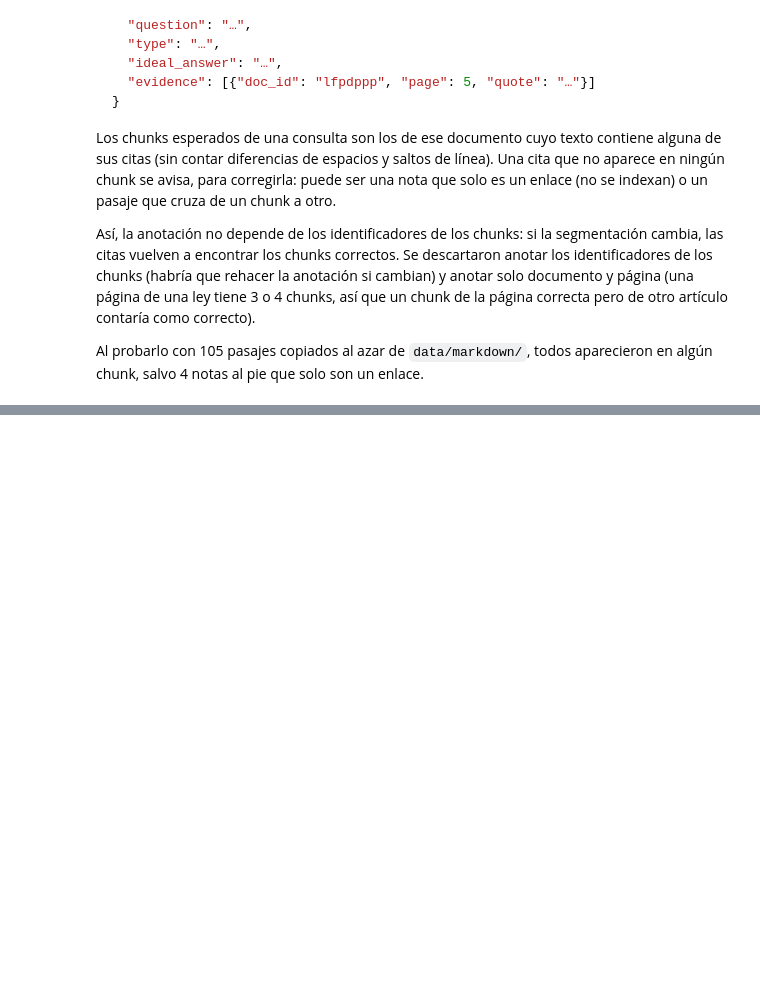
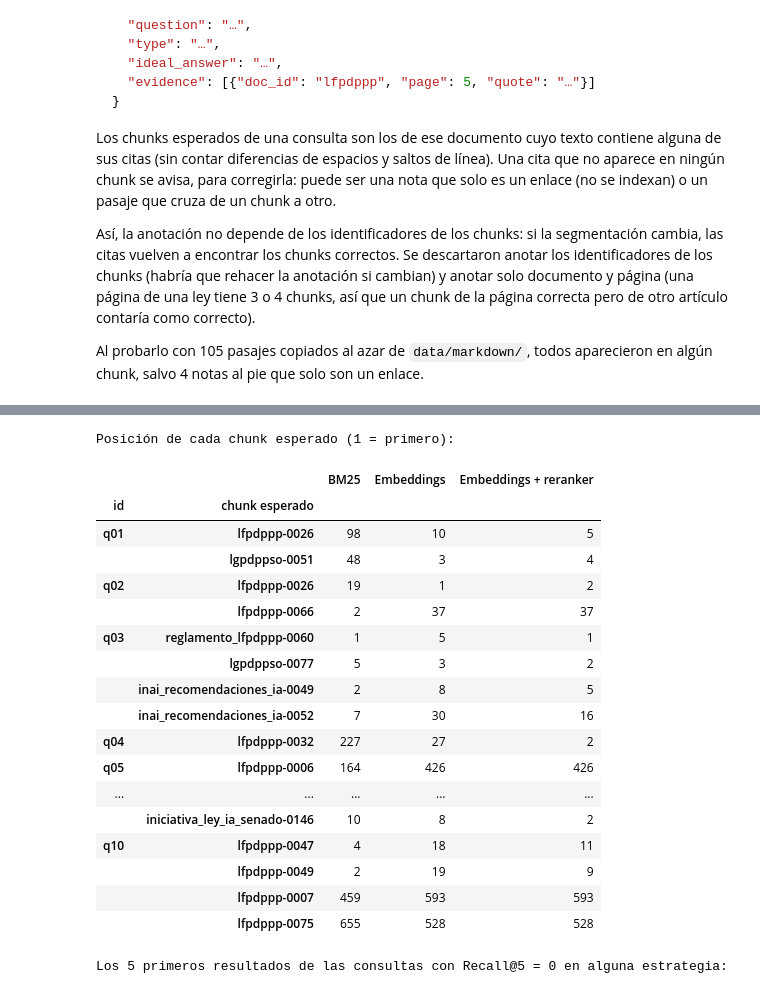
Before and after one commit to Mario-ACL/RAG, a Jupyter notebook: main/rag.ipynb, the cells around one changed output, grey strips where cells are left out. Drawn from its saved outputs; the diff is of its cells as text; code cells hidden in the pictures; blank space fills up the shorter version.

```diff
--- a/main/rag.ipynb
+++ b/main/rag.ipynb
@@ -513,0 +730,20 @@ Todavía no hay consultas en data/queries.json
+# %%
+K_VALUES = [1, 3, 5, 10]
+rows = []
+for query in queries:
+    expected = set(query["expected_chunks"])
+    for name, search in STRATEGIES.items():
+        retrieved = search(query["question"], max(K_VALUES))
+        row = {"id": query["id"], "type": query["type"], "strategy": name, "retrieved": retrieved}
+        for k in K_VALUES:
+            hits = len(expected & set(retrieved[:k]))
+            row[f"P@{k}"] = hits / k
+            row[f"R@{k}"] = hits / len(expected)
+        rows.append(row)
+retrieval = pd.DataFrame(rows)
+
+METRIC_COLUMNS = [f"{metric}@{k}" for metric in ("P", "R") for k in K_VALUES]
+print("Promedio de las 10 consultas:")
+display(retrieval.groupby("strategy")[METRIC_COLUMNS].mean().round(2))
+print("Recall@5 por consulta:")
+display(retrieval.pivot(index="id", columns="strategy", values="R@5").round(2))
@@ -513,0 +977,41 @@ Todavía no hay consultas en data/queries.json
+# %%
+def label(chunk_id):
+    heading = chunk_by_id.at[chunk_id, "heading"]
+    return f"{chunk_id} · {heading[:50] if isinstance(heading, str) else ''}"
+
+
+full_rankings = {(query["id"], name): search(query["question"], len(chunks)) for query in queries for name, search in STRATEGIES.items()}
+
+rows = []
+for query in queries:
+    for chunk_id in query["expected_chunks"]:
+        rows.append({"id": query["id"], "chunk esperado": chunk_id} | {name: full_rankings[(query["id"], name)].index(chunk_id) + 1 for name in STRATEGIES})
+print("Posición de cada chunk esperado (1 = primero):")
+display(pd.DataFrame(rows).set_index(["id", "chunk esperado"]))
+
+failed = sorted(retrieval.loc[retrieval["R@5"] == 0, "id"].unique())
+top = {name: [label(chunk_id) for query_id in failed for chunk_id in full_rankings[(query_id, name)][:5]] for name in STRATEGIES}
+print("Los 5 primeros resultados de las consultas con Recall@5 = 0 en alguna estrategia:")
+with pd.option_context("display.max_colwidth", 100):
+    display(pd.DataFrame(top, index=pd.MultiIndex.from_product([failed, range(1, 6)], names=["id", "posición"])))
+# %% [output]
+Posición de cada chunk esperado (1 = primero):
+|  |  | BM25 | Embeddings | Embeddings + reranker |
+| id | chunk esperado |  |  |  |
+| q01 | lfpdppp-0026 | 98 | 10 | 5 |
+|  | lgpdppso-0051 | 48 | 3 | 4 |
+| q02 | lfpdppp-0026 | 19 | 1 | 2 |
+|  | lfpdppp-0066 | 2 | 37 | 37 |
+| q03 | reglamento_lfpdppp-0060 | 1 | 5 | 1 |
+|  | lgpdppso-0077 | 5 | 3 | 2 |
+|  | inai_recomendaciones_ia-0049 | 2 | 8 | 5 |
+|  | inai_recomendaciones_ia-0052 | 7 | 30 | 16 |
+| q04 | lfpdppp-0032 | 227 | 27 | 2 |
+| q05 | lfpdppp-0006 | 164 | 426 | 426 |
+| ... | ... | ... | ... | ... |
+|  | iniciativa_ley_ia_senado-0146 | 10 | 8 | 2 |
+| q10 | lfpdppp-0047 | 4 | 18 | 11 |
+|  | lfpdppp-0049 | 2 | 19 | 9 |
+|  | lfpdppp-0007 | 459 | 593 | 593 |
+|  | lfpdppp-0075 | 655 | 528 | 528 |
+Los 5 primeros resultados de las consultas con Recall@5 = 0 en alguna estrategia:
```
Also changed, not shown: parts of 19 cells of this notebook, 8 other files.
